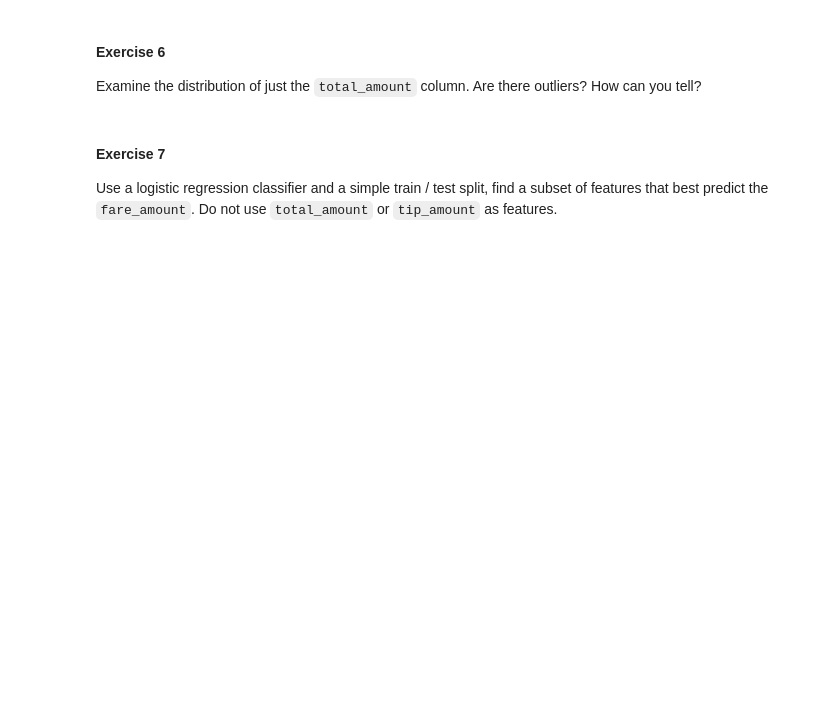
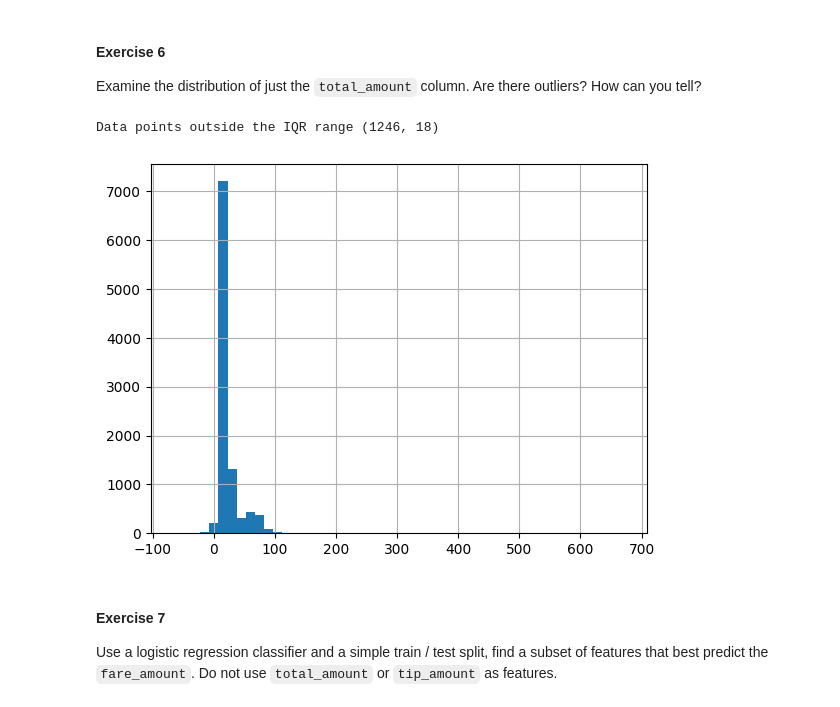
Before and after one commit to himanshu-hegde-syr/warm-up-assignment2, a Jupyter notebook: assignment.ipynb, the cells around one changed output. Saved outputs shown, nothing was run; the diff lists cells and outputs as text; code cells hidden in the pictures; blank space fills up the shorter version.

```diff
--- a/assignment.ipynb
+++ b/assignment.ipynb
@@ -24,6 +120,33 @@ Read the `2019_Yellow_Taxi_Trip_Data.csv` into Pandas. Use a scatter plot matrix
 #### Exercise 6
 
 Examine the distribution of just the `total_amount` column.  Are there outliers? How can you tell?
+# %%
+# check total amount histogram
+
+yellow_taxi_df['total_amount'].hist(bins=50)
+
+
+#Conclusion - There are a few outliers - Data points can be seen on the extreme right of the distibution
+
+
+#Method 2:
+
+# calculate IQR for column Height
+Q1 = yellow_taxi_df['total_amount'].quantile(0.25)
+Q3 = yellow_taxi_df['total_amount'].quantile(0.75)
+IQR = Q3 - Q1
+
+# identify outliers
+threshold = 1.5
+outliers = yellow_taxi_df[(yellow_taxi_df['total_amount'] < Q1 - threshold * IQR) | (yellow_taxi_df['total_amount'] > Q3 + threshold * IQR)]
+
+print("Data points outside the IQR range",outliers.shape)
+
+
+# 1246 outliers
+# %% [output]
+Data points outside the IQR range (1246, 18)
+[figure, added]
 # %% [markdown]
 #### Exercise 7
 
```
Also changed, not shown: parts of 9 cells of this notebook.
